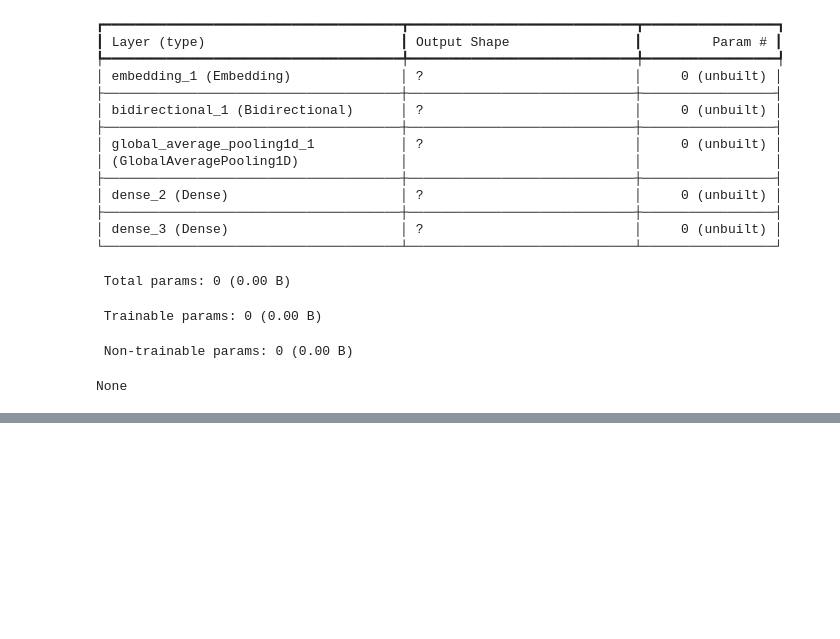
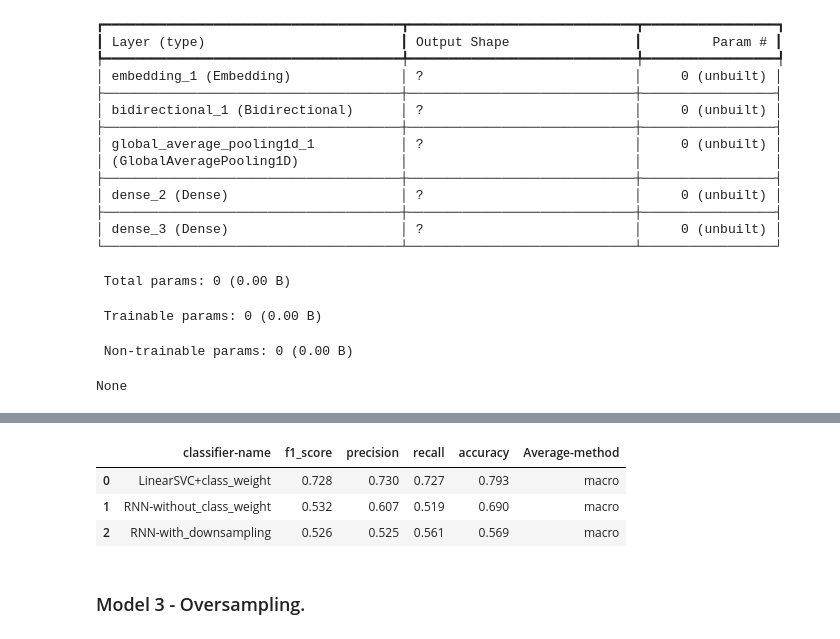
Before and after one commit to elyte5star/NLP, a Jupyter notebook: DAT305.ipynb, the cells around one changed output, grey strips where cells are left out. Cells and saved outputs as stored; diff of their text form; code cells hidden in the pictures; blank space fills up the shorter version.

```diff
--- a/DAT305.ipynb
+++ b/DAT305.ipynb
@@ -1070,0 +1132,3 @@ score_board
+# %%
+early_stopping2 = tf.keras.callbacks.EarlyStopping(monitor='val_loss',verbose=1,patience=5,mode='min',restore_best_weights=True)
+model_2_history  = model2.fit(x_train,y_train,epochs=25,callbacks=[early_stopping2],validation_data=(X_test ,Y_test),verbose=1)
@@ -1070,0 +1152,15 @@ score_board
+# %%
+model_2_predictions = np.argmax(model2.predict(X_test,verbose=0), axis=-1)
+# %%
+score_board3 = score_board_df(Y_t, model_2_predictions,"RNN-with_downsampling")
+# %%
+score_board = pd.concat([score_board,score_board3], ignore_index=True)
+# %%
+score_board
+# %% [output]
+|  | classifier-name | f1_score | precision | recall | accuracy | Average-method |
+| 0 | LinearSVC+class_weight | 0.728 | 0.730 | 0.727 | 0.793 | macro |
+| 1 | RNN-without_class_weight | 0.532 | 0.607 | 0.519 | 0.690 | macro |
+| 2 | RNN-with_downsampling | 0.526 | 0.525 | 0.561 | 0.569 | macro |
+# %% [markdown]
+### Model 3 - Oversampling.
```
Also changed, not shown: parts of 48 cells of this notebook.
